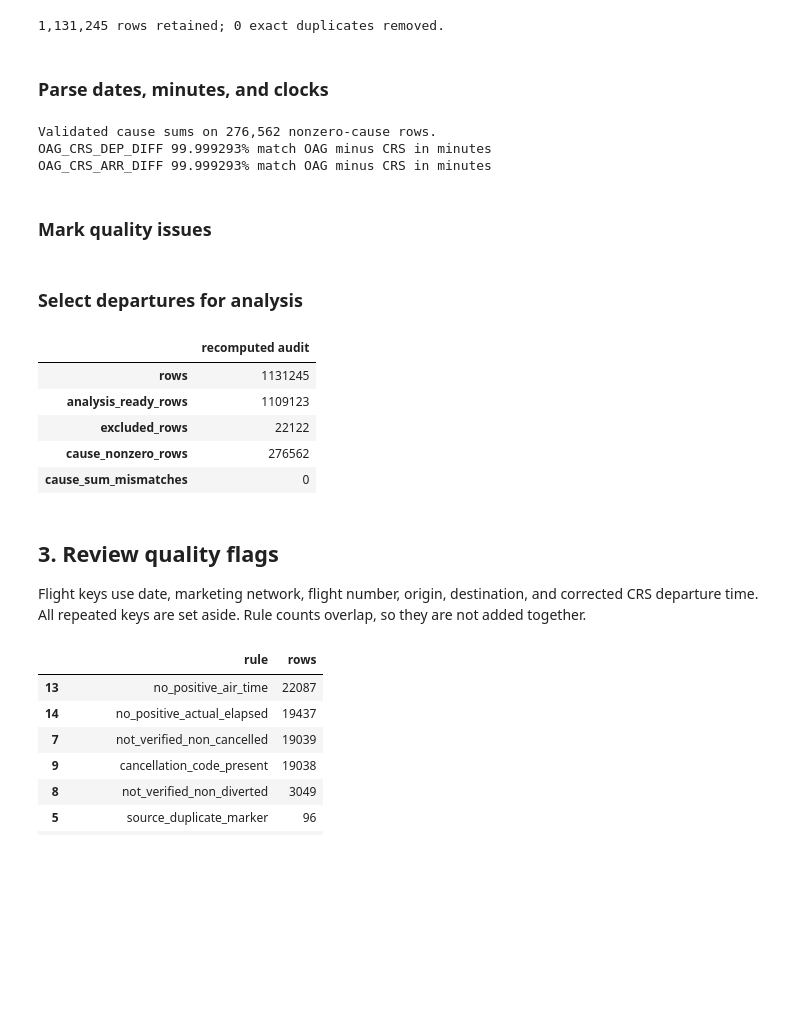
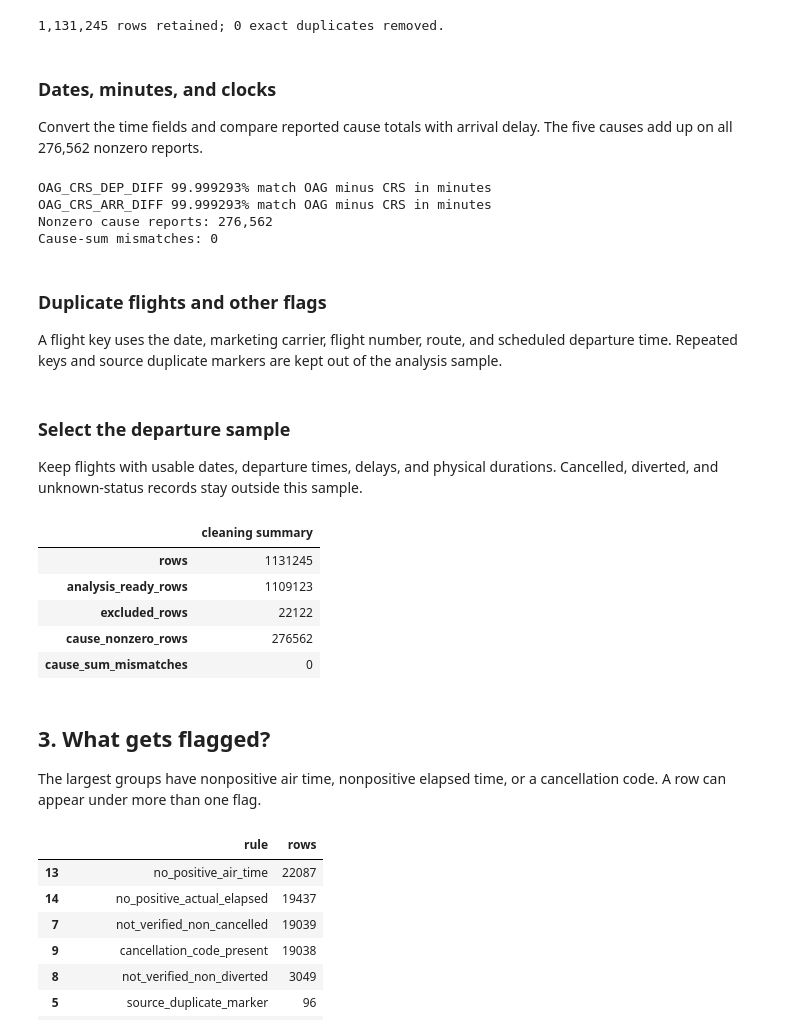
Before and after one commit to giangbuiauthentix/ord-flight-delay-analysis, a Jupyter notebook: ord_data_cleaning.ipynb, the cells around one changed output. Saved outputs shown, nothing was run; the diff lists cells and outputs as text; code cells hidden in the pictures; blank space fills up the shorter version.

```diff
--- a/ord_data_cleaning.ipynb
+++ b/ord_data_cleaning.ipynb
@@ -9,20 +7,14 @@ This notebook rebuilds cleaning in memory and checks the existing local files. I
 # %%
 from pathlib import Path
-import hashlib
-import json
-import os
+import numpy as np
 import pandas as pd
 from IPython.display import display
-import numpy as np
 
-raw_path = Path(os.environ.get('ORD_RAW_PATH', '../ord_departures_2023_2026.parquet'))
-data_dir = Path(os.environ.get('ORD_DATA_DIR', '../cleaned_data'))
-audit = json.loads((data_dir / 'cleaning_summary.json').read_text())
-source_hash = hashlib.file_digest(raw_path.open('rb'), 'sha256').hexdigest()
-assert source_hash == audit['input_sha256']
-raw = pd.read_parquet(raw_path)
-print(f'{len(raw):,} raw rows × {raw.shape[1]} source columns; source SHA-256 verified')
-MASTER_FILE = "ord_departures_2023_2026_cleaned.parquet"
-READY_FILE = "ord_departures_2023_2026_analysis_ready.parquet"
-REQUIRED = ['FLIGHT_DATE', 'MARKETING_CARRIER', 'MARKETING_FLIGHT_NUMBER', 'ORIGIN', 'DEST', 'CRS_DEP_TIME', 'SOURCE_ROW_ID', 'SOURCE_MONTH', 'OPERATING_CARRIER', 'DUPLICATE_MARKER', 'CANCELLATION_CODE', 'ELIGIBLE_DEPARTURE_ANALYSIS', 'DEP_DELAY_15', 'POSITIVE_DEP_DELAY_MINUTES', 'DEP_DELAY', 'ARR_DELAY', 'TAXI_OUT', 'AIR_TIME', 'ACTUAL_ELAPSED_TIME', 'DEP_TIME', 'SCHEDULED_DEP_HOUR', 'CANCELLED', 'DIVERTED', 'DIV_AIRPORT_LANDINGS', 'CARRIER_DELAY', 'WEATHER_DELAY', 'NAS_DELAY', 'SECURITY_DELAY', 'LATE_AIRCRAFT_DELAY', 'FIELD_031', 'FIELD_032', 'FIELD_033', 'FIELD_034', 'FIELD_035', 'FIELD_012', 'FIELD_015', 'CRS_ARR_TIME', 'SOURCE_CANCELLED_FIELD', 'SOURCE_DIVERTED_FIELD', 'OAG_CRS_DEP_DIFF', 'OAG_CRS_ARR_DIFF']
+RAW_PATH = Path('../ord_departures_2023_2026.parquet')
+DATA_DIR = Path('../cleaned_data')
+
+raw = pd.read_parquet(RAW_PATH)
+dates = pd.to_datetime(raw['FL_DATE_YYYYMMDD'], format='%Y%m%d', errors='coerce')
+print(f'{len(raw):,} rows, {raw.shape[1]} columns')
+print(f'Date range: {dates.min():%Y-%m-%d} to {dates.max():%Y-%m-%d}')
 # %% [output]
@@ -99,7 +91,9 @@ clean['STATUS_DERIVATION'] = 'Cancellation code/landing code 9; diversion landin
 # %% [output]
 1,131,245 rows retained; 0 exact duplicates removed.
 # %% [markdown]
-### Parse dates, minutes, and clocks
+### Dates, minutes, and clocks
+
+Convert the time fields and compare reported cause totals with arrival delay. The five causes add up on all 276,562 nonzero reports.
 # %%
 quality = pd.DataFrame(index=clean.index)
 clean['FLIGHT_DATE'] = pd.to_datetime(clean['FL_DATE_YYYYMMDD'], format='%Y%m%d', errors='coerce').astype('datetime64[us]')
@@ -113,7 +107,6 @@ numeric = ['CANCELLED', 'DIVERTED', 'DAY_OF_WEEK', 'DEP_DELAY', 'ARR_DELAY',
     'CRS_ELAPSED_TIME', 'ACTUAL_ELAPSED_TIME', 'ELAPSED_TIME_DIFF',
     'TAXI_OUT', 'TAXI_IN', 'AIR_TIME']
 clock = ['CRS_DEP_TIME', 'DEP_TIME', 'CRS_ARR_TIME', 'ARR_TIME', 'WHEELS_OFF', 'WHEELS_ON']
-conversion_records = []
 numeric += ['OAG_CRS_DEP_DIFF', 'OAG_CRS_ARR_DIFF', 'DIV_AIRPORT_LANDINGS'] + cause_columns
 clock += ['OAG_DEP_TIME', 'OAG_ARR_TIME']
 for col in numeric + clock:
@@ -122,7 +115,6 @@ for col in numeric + clock:
     invalid = clean[col].notna() & (converted.isna() | ~np.isfinite(converted.fillna(0)))
     quality['INVALID_NUMERIC_' + col] = invalid
     clean[col] = converted.mask(invalid)
-    conversion_records.append({'column': col, 'invalid_numeric_rows': int(invalid.sum())})
 
 for col in ['CRS_ELAPSED_TIME', 'ACTUAL_ELAPSED_TIME', 'TAXI_OUT', 'TAXI_IN', 'AIR_TIME']:
     negative = clean[col].lt(0).fillna(False)
@@ -153,8 +145,6 @@ clean['SCHEDULED_DEP_HOUR'] = (clean.CRS_DEP_TIME_MINUTE_OF_DAY // 60).astype('I
 clean['YEAR'] = clean.FLIGHT_DATE.dt.year.astype('Int64')
 clean['MONTH'] = clean.FLIGHT_DATE.dt.month.astype('Int64')
 
-
-# Delay causes must be nonnegative; retain numbered source fields for auditing.
 for col in cause_columns:
     negative = clean[col].lt(0).fillna(False)
     quality['NEGATIVE_' + col] = negative
@@ -164,12 +154,7 @@ quality['CAUSE_SUM_MISMATCH'] = (clean.DELAY_CAUSE_TOTAL.gt(0) &
     clean.DELAY_CAUSE_TOTAL.ne(clean.ARR_DELAY)).fillna(True)
 quality['LATE_ARRIVAL_WITHOUT_CAUSES'] = (clean.ARR_DELAY.ge(15) &
     clean.DELAY_CAUSE_TOTAL.eq(0)).fillna(False)
-# Validate the positional mapping; sums do not by themselves identify each cause.
 reported = clean.DELAY_CAUSE_TOTAL.gt(0).fillna(False)
-assert reported.any()
-assert clean.loc[reported, 'DELAY_CAUSE_TOTAL'].eq(clean.loc[reported, 'ARR_DELAY']).all()
-print(f'Validated cause sums on {int(reported.sum()):,} nonzero-cause rows.')
-# Report schedule-difference checks, allowing for unvalidated day-boundary conventions.
 for oag, crs, difference in [('OAG_DEP_TIME', 'CRS_DEP_TIME', 'OAG_CRS_DEP_DIFF'),
                              ('OAG_ARR_TIME', 'CRS_ARR_TIME', 'OAG_CRS_ARR_DIFF')]:
     oag_min = clean[oag] // 100 * 60 + clean[oag] % 100
@@ -177,12 +162,18 @@ for oag, crs, difference in [('OAG_DEP_TIME', 'CRS_DEP_TIME', 'OAG_CRS_DEP_DIFF'
     matches = (oag_min - crs_min).eq(clean[difference]).fillna(False)
     quality['SCHEDULE_DIFFERENCE_MISMATCH_' + difference] = ~matches
     print(difference, f'{matches.mean():.6%} match OAG minus CRS in minutes')
+
+print(f'Nonzero cause reports: {int(reported.sum()):,}')
+print(f'Cause-sum mismatches: {int(quality.CAUSE_SUM_MISMATCH.sum()):,}')
 # %% [output]
-Validated cause sums on 276,562 nonzero-cause rows.
 OAG_CRS_DEP_DIFF 99.999293% match OAG minus CRS in minutes
 OAG_CRS_ARR_DIFF 99.999293% match OAG minus CRS in minutes
+Nonzero cause reports: 276,562
+Cause-sum mismatches: 0
 # %% [markdown]
-### Mark quality issues
+### Duplicate flights and other flags
+
+A flight key uses the date, marketing carrier, flight number, route, and scheduled departure time. Repeated keys and source duplicate markers are kept out of the analysis sample.
 # %%
 quality['HAS_CANCELLATION_CODE'] = clean.CANCELLATION_CODE.notna()
 quality['CANCELLATION_STATUS_CONFLICT'] = quality.HAS_CANCELLATION_CODE & clean.CANCELLED.eq(0).fillna(False)
@@ -199,7 +190,9 @@ for col in quality:
 quality_report = quality.sum().sort_values(ascending=False).rename('flagged_rows').to_frame()
 quality_report['flagged_pct'] = quality_report.flagged_rows / len(clean) * 100
 # %% [markdown]
-### Select departures for analysis
+### Select the departure sample
+
+Keep flights with usable dates, departure times, delays, and physical durations. Cancelled, diverted, and unknown-status records stay outside this sample.
 # %%
 exclusion_rules = pd.DataFrame({
     'invalid_date': quality.INVALID_FLIGHT_DATE,
@@ -207,43 +200,43 @@ exclusion_rules = pd.DataFrame({
     'source_month_mismatch': quality.SOURCE_MONTH_MISMATCH,
     'missing_key': quality.MISSING_FLIGHT_KEY,
     'repeated_key': quality.REPEATED_FLIGHT_KEY,
     'source_duplicate_marker': quality.SOURCE_DUPLICATE_MARKER,
     'unknown_duplicate_marker': quality.UNKNOWN_DUPLICATE_MARKER,
     'not_verified_non_cancelled': ~clean.CANCELLED.eq(0).fillna(False),
     'not_verified_non_diverted': ~clean.DIVERTED.eq(0).fillna(False),
     'cancellation_code_present': quality.HAS_CANCELLATION_CODE,
     'invalid_scheduled_departure_clock': quality.INVALID_CLOCK_CRS_DEP_TIME,
     'invalid_actual_departure_clock': quality.INVALID_CLOCK_DEP_TIME,
     'missing_departure_delay': clean.DEP_DELAY.isna(),
     'no_positive_air_time': quality.NONPOSITIVE_AIR_TIME,
     'no_positive_actual_elapsed': quality.NONPOSITIVE_ACTUAL_ELAPSED_TIME,
     'missing_or_invalid_taxi_out': clean.TAXI_OUT.isna(),
 }).astype(bool)
 clean['ELIGIBLE_DEPARTURE_ANALYSIS'] = ~exclusion_rules.any(axis=1)
 reasons = pd.Series('', index=clean.index, dtype='string')
 for rule in exclusion_rules:
     reasons += pd.Series(np.where(exclusion_rules[rule], rule + '|', ''), index=clean.index, dtype='string')
 clean['EXCLUSION_REASONS'] = reasons.str.rstrip('|')
 clean['DEP_DELAY_15'] = clean.DEP_DELAY.ge(15).astype('boolean')
 clean['POSITIVE_DEP_DELAY_MINUTES'] = clean.DEP_DELAY.clip(lower=0)
 master = clean
-contract = {
+cleaning_summary = {
     'rows': len(master),
     'analysis_ready_rows': int(master.ELIGIBLE_DEPARTURE_ANALYSIS.sum()),
     'excluded_rows': int((~master.ELIGIBLE_DEPARTURE_ANALYSIS).sum()),
     'cause_nonzero_rows': int(reported.sum()),
     'cause_sum_mismatches': int(quality.CAUSE_SUM_MISMATCH.sum()),
 }
-display(pd.Series(contract, name='recomputed audit').to_frame())
+display(pd.Series(cleaning_summary, name='cleaning summary').to_frame())
 # %% [output]
-|  | recomputed audit |
+|  | cleaning summary |
 | rows | 1131245 |
 | analysis_ready_rows | 1109123 |
 | excluded_rows | 22122 |
 | cause_nonzero_rows | 276562 |
 | cause_sum_mismatches | 0 |
 # %% [markdown]
-## 3. Review quality flags
+## 3. What gets flagged?
 
-Flight keys use date, marketing network, flight number, origin, destination, and corrected CRS departure time. All repeated keys are set aside. Rule counts overlap, so they are not added together.
+The largest groups have nonpositive air time, nonpositive elapsed time, or a cancellation code. A row can appear under more than one flag.
 # %%
```
Also changed, not shown: parts of 11 cells of this notebook, 2 other files.
